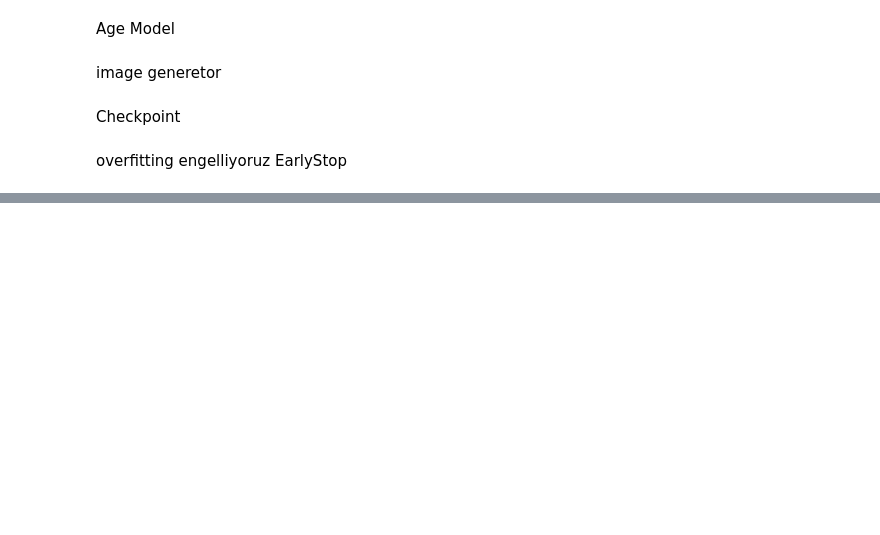
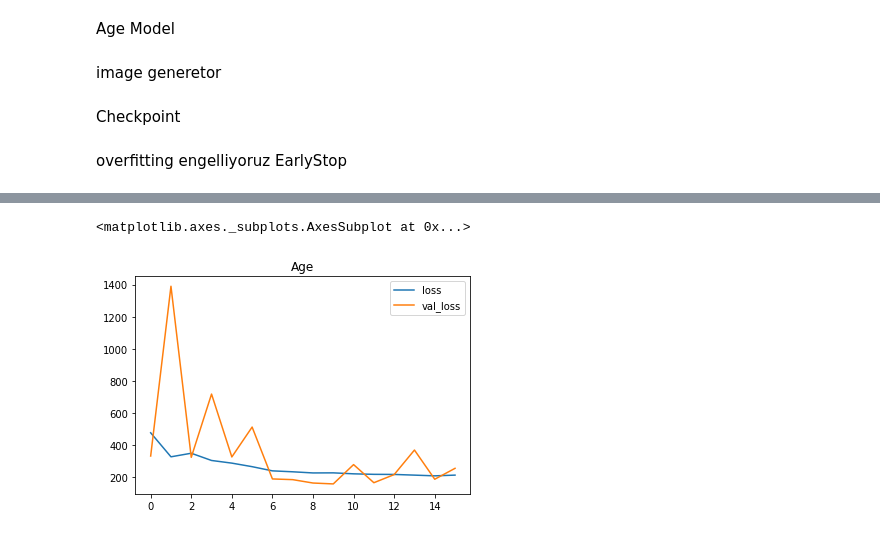
Before and after one commit to elifsare/Real-time-Age-Gender-Ethnicity-Detection, a Jupyter notebook: model0.ipynb, the cells around one changed output, grey strips where cells are left out. Saved outputs shown, nothing was run; the diff lists cells and outputs as text; code cells hidden in the pictures; blank space fills up the shorter version.

```diff
--- a/model0.ipynb
+++ b/model0.ipynb
@@ -111,11 +112,11 @@ train_generator = ImageDataGenerator(width_shift_range = 0.1,
 validation_generator = ImageDataGenerator(rescale = 1./255,
                                          validation_split = 0.2)
 # %%
-train_flow = train_generator.flow(X_test_age,
+train_flow_age = train_generator.flow(X_test_age,
                                   y_test_age,
                                   batch_size=32)
 
-validation_flow = validation_generator.flow(X_test_age,
+validation_flow_age = validation_generator.flow(X_test_age,
                                             y_test_age,
                                             batch_size=32)
 # %% [markdown]
@@ -224,5 +206,0 @@ batch_size = 64
-# %%
-model_age.fit(train_flow,
-              epochs = epochs,
-              validation_data =  validation_flow
-)
@@ -249,0 +207,6 @@ Model of gender
+# %%
+h = model_age.fit(train_flow_age,
+              epochs= epochs,
+              validation_split=0.1,
+              validation_data= validation_flow_age,
+              callbacks= callbacks_list)
@@ -249,0 +231,6 @@ Model of gender
+# %%
+losses_age = pd.DataFrame(h.history)
+losses_age[['loss','val_loss']].plot(title='Age')
+# %% [output]
+<matplotlib.axes._subplots.AxesSubplot at 0x...>
+[figure, added]
```
Also changed, not shown: parts of 11 cells of this notebook.
